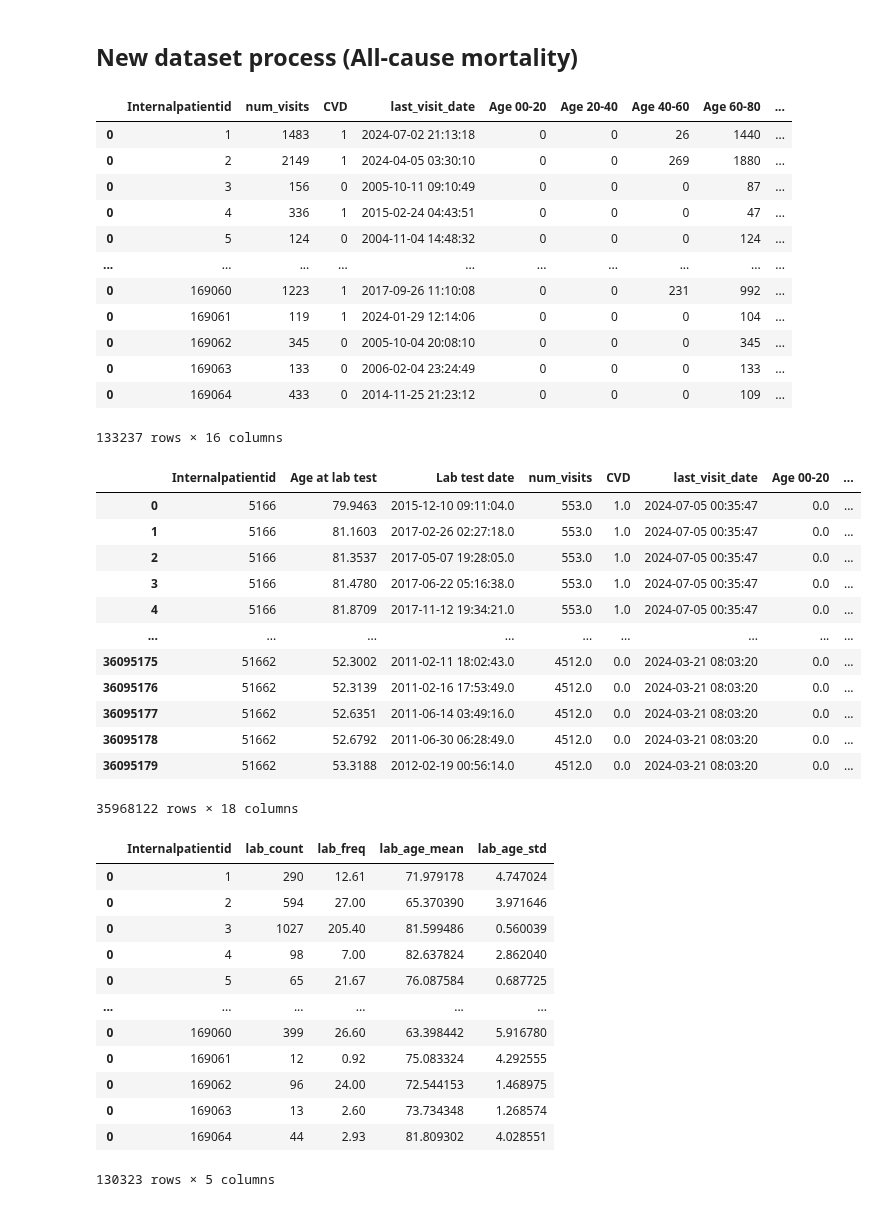
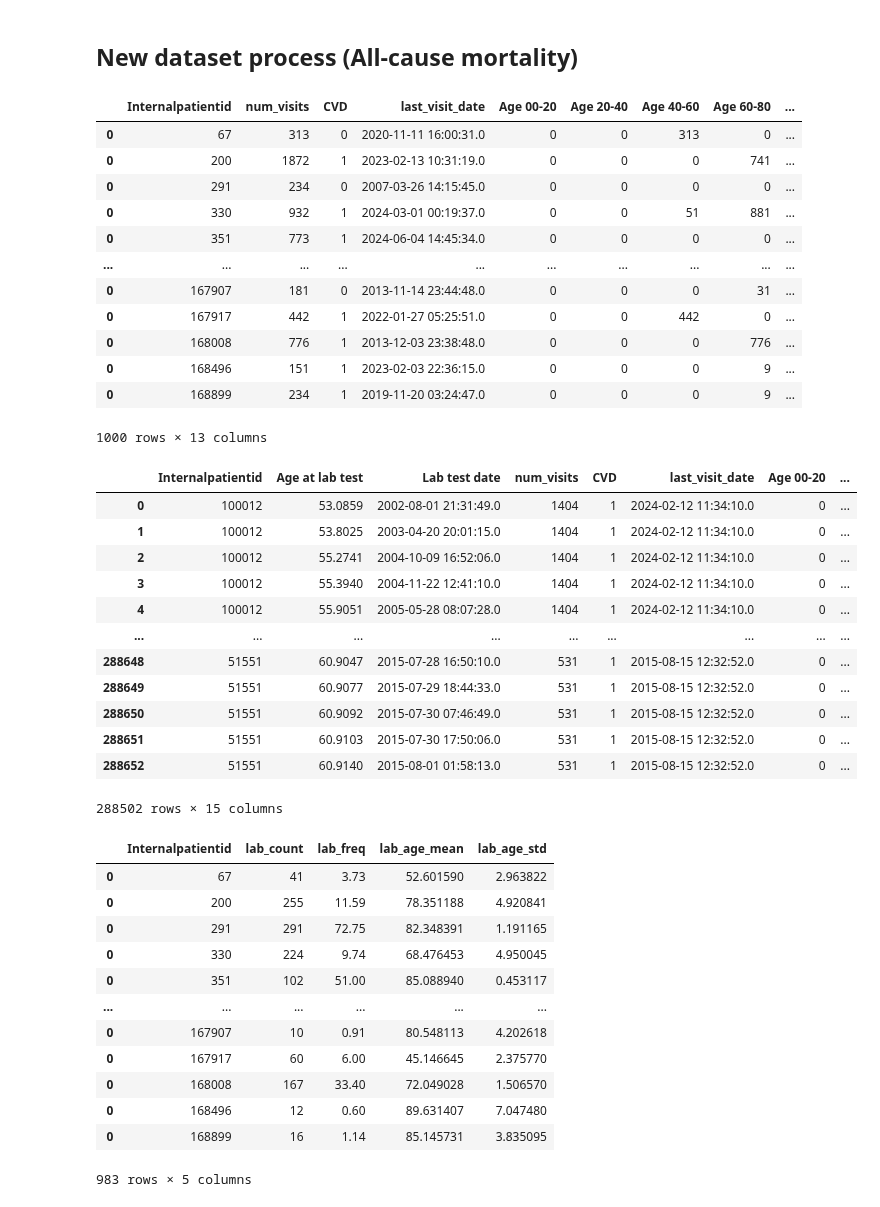
Before and after one commit to SpassMed-Projects/FDA, a Jupyter notebook: src/data/lab_results_EDA.ipynb, the cells around one changed output. Drawn from its saved outputs; the diff is of its cells as text; code cells hidden in the pictures.

Commit message:
add: handle lab_results

```diff
--- a/src/data/lab_results_EDA.ipynb
+++ b/src/data/lab_results_EDA.ipynb
@@ -314,32 +317,30 @@ from tqdm.auto import tqdm
 import matplotlib.pyplot as plt
 import seaborn as sns
 import math
-
-datatype = "train"
 # %%
 if datatype == "train":
     path = '/home/hassan/lily/MLA/FDA/outpatient_mortality.csv'
 elif datatype == "test":
     path = '/home/hassan/lily/MLA/FDA/outpatient_mortality_test.csv'
-# else:
-#     path = '/home/hassan/lily/MLA/FDA/inpatient_simple_quality.csv'
+else:
+    path = '/home/hassan/lily/MLA/FDA/outpatient_mortality_quality.csv'
 
 inpatient = pd.read_csv(path, index_col=0)
 inpatient
 # %% [output]
 |  | Internalpatientid | num_visits | CVD | last_visit_date | Age 00-20 | Age 20-40 | Age 40-60 | Age 60-80 | ... |
-| 0 | 1 | 1483 | 1 | 2024-07-02 21:13:18 | 0 | 0 | 26 | 1440 | ... |
-| 0 | 2 | 2149 | 1 | 2024-04-05 03:30:10 | 0 | 0 | 269 | 1880 | ... |
-| 0 | 3 | 156 | 0 | 2005-10-11 09:10:49 | 0 | 0 | 0 | 87 | ... |
-| 0 | 4 | 336 | 1 | 2015-02-24 04:43:51 | 0 | 0 | 0 | 47 | ... |
-| 0 | 5 | 124 | 0 | 2004-11-04 14:48:32 | 0 | 0 | 0 | 124 | ... |
+| 0 | 67 | 313 | 0 | 2020-11-11 16:00:31.0 | 0 | 0 | 313 | 0 | ... |
+| 0 | 200 | 1872 | 1 | 2023-02-13 10:31:19.0 | 0 | 0 | 0 | 741 | ... |
+| 0 | 291 | 234 | 0 | 2007-03-26 14:15:45.0 | 0 | 0 | 0 | 0 | ... |
+| 0 | 330 | 932 | 1 | 2024-03-01 00:19:37.0 | 0 | 0 | 51 | 881 | ... |
+| 0 | 351 | 773 | 1 | 2024-06-04 14:45:34.0 | 0 | 0 | 0 | 0 | ... |
 | ... | ... | ... | ... | ... | ... | ... | ... | ... | ... |
-| 0 | 169060 | 1223 | 1 | 2017-09-26 11:10:08 | 0 | 0 | 231 | 992 | ... |
-| 0 | 169061 | 119 | 1 | 2024-01-29 12:14:06 | 0 | 0 | 0 | 104 | ... |
-| 0 | 169062 | 345 | 0 | 2005-10-04 20:08:10 | 0 | 0 | 0 | 345 | ... |
-| 0 | 169063 | 133 | 0 | 2006-02-04 23:24:49 | 0 | 0 | 0 | 133 | ... |
-| 0 | 169064 | 433 | 0 | 2014-11-25 21:23:12 | 0 | 0 | 0 | 109 | ... |
+| 0 | 167907 | 181 | 0 | 2013-11-14 23:44:48.0 | 0 | 0 | 0 | 31 | ... |
+| 0 | 167917 | 442 | 1 | 2022-01-27 05:25:51.0 | 0 | 0 | 442 | 0 | ... |
+| 0 | 168008 | 776 | 1 | 2013-12-03 23:38:48.0 | 0 | 0 | 0 | 776 | ... |
+| 0 | 168496 | 151 | 1 | 2023-02-03 22:36:15.0 | 0 | 0 | 0 | 9 | ... |
+| 0 | 168899 | 234 | 1 | 2019-11-20 03:24:47.0 | 0 | 0 | 0 | 9 | ... |
-133237 rows × 16 columns
+1000 rows × 13 columns
 # %%
 if datatype == "train":
     path = '/home/bhatti/dataset/VCHAMPS/lab_results_train.csv'
@@ -358,18 +359,18 @@ inpatient_combine2 = inpatient_combine.loc[inpatient_combine['Lab test date'] <=
 inpatient_combine2
 # %% [output]
 |  | Internalpatientid | Age at lab test | Lab test date | num_visits | CVD | last_visit_date | Age 00-20 | ... |
-| 0 | 5166 | 79.9463 | 2015-12-10 09:11:04.0 | 553.0 | 1.0 | 2024-07-05 00:35:47 | 0.0 | ... |
-| 1 | 5166 | 81.1603 | 2017-02-26 02:27:18.0 | 553.0 | 1.0 | 2024-07-05 00:35:47 | 0.0 | ... |
-| 2 | 5166 | 81.3537 | 2017-05-07 19:28:05.0 | 553.0 | 1.0 | 2024-07-05 00:35:47 | 0.0 | ... |
-| 3 | 5166 | 81.4780 | 2017-06-22 05:16:38.0 | 553.0 | 1.0 | 2024-07-05 00:35:47 | 0.0 | ... |
-| 4 | 5166 | 81.8709 | 2017-11-12 19:34:21.0 | 553.0 | 1.0 | 2024-07-05 00:35:47 | 0.0 | ... |
+| 0 | 100012 | 53.0859 | 2002-08-01 21:31:49.0 | 1404 | 1 | 2024-02-12 11:34:10.0 | 0 | ... |
+| 1 | 100012 | 53.8025 | 2003-04-20 20:01:15.0 | 1404 | 1 | 2024-02-12 11:34:10.0 | 0 | ... |
+| 2 | 100012 | 55.2741 | 2004-10-09 16:52:06.0 | 1404 | 1 | 2024-02-12 11:34:10.0 | 0 | ... |
+| 3 | 100012 | 55.3940 | 2004-11-22 12:41:10.0 | 1404 | 1 | 2024-02-12 11:34:10.0 | 0 | ... |
+| 4 | 100012 | 55.9051 | 2005-05-28 08:07:28.0 | 1404 | 1 | 2024-02-12 11:34:10.0 | 0 | ... |
 | ... | ... | ... | ... | ... | ... | ... | ... | ... |
-| 36095175 | 51662 | 52.3002 | 2011-02-11 18:02:43.0 | 4512.0 | 0.0 | 2024-03-21 08:03:20 | 0.0 | ... |
-| 36095176 | 51662 | 52.3139 | 2011-02-16 17:53:49.0 | 4512.0 | 0.0 | 2024-03-21 08:03:20 | 0.0 | ... |
-| 36095177 | 51662 | 52.6351 | 2011-06-14 03:49:16.0 | 4512.0 | 0.0 | 2024-03-21 08:03:20 | 0.0 | ... |
-| 36095178 | 51662 | 52.6792 | 2011-06-30 06:28:49.0 | 4512.0 | 0.0 | 2024-03-21 08:03:20 | 0.0 | ... |
-| 36095179 | 51662 | 53.3188 | 2012-02-19 00:56:14.0 | 4512.0 | 0.0 | 2024-03-21 08:03:20 | 0.0 | ... |
+| 288648 | 51551 | 60.9047 | 2015-07-28 16:50:10.0 | 531 | 1 | 2015-08-15 12:32:52.0 | 0 | ... |
+| 288649 | 51551 | 60.9077 | 2015-07-29 18:44:33.0 | 531 | 1 | 2015-08-15 12:32:52.0 | 0 | ... |
+| 288650 | 51551 | 60.9092 | 2015-07-30 07:46:49.0 | 531 | 1 | 2015-08-15 12:32:52.0 | 0 | ... |
+| 288651 | 51551 | 60.9103 | 2015-07-30 17:50:06.0 | 531 | 1 | 2015-08-15 12:32:52.0 | 0 | ... |
+| 288652 | 51551 | 60.9140 | 2015-08-01 01:58:13.0 | 531 | 1 | 2015-08-15 12:32:52.0 | 0 | ... |
-35968122 rows × 18 columns
+288502 rows × 15 columns
 # %%
 lab_results_features = []
 for ids, group in tqdm(inpatient_combine2.groupby("Internalpatientid")):
@@ -394,20 +395,20 @@ for ids, group in tqdm(inpatient_combine2.groupby("Internalpatientid")):
 lab_results_features = pd.concat(lab_results_features)
 # %%
 if datatype == "train": lab_results_features.to_csv("/home/hassan/lily/MLA/FDA/lab_results_allcause_mortality.csv")
-elif datatype == "test": lab_results_features.to_csv("/home/hassan/lily/MLA/FDA/lab_results_test.csv")
-else: lab_results_features.to_csv("/home/hassan/lily/MLA/FDA/lab_results_quality.csv")
+elif datatype == "test": lab_results_features.to_csv("/home/hassan/lily/MLA/FDA/lab_results_allcause_mortality_test.csv")
+else: lab_results_features.to_csv("/home/hassan/lily/MLA/FDA/lab_results_allcause_mortality_quality.csv")
 lab_results_features
 # %% [output]
 |  | Internalpatientid | lab_count | lab_freq | lab_age_mean | lab_age_std |
-| 0 | 1 | 290 | 12.61 | 71.979178 | 4.747024 |
-| 0 | 2 | 594 | 27.00 | 65.370390 | 3.971646 |
-| 0 | 3 | 1027 | 205.40 | 81.599486 | 0.560039 |
-| 0 | 4 | 98 | 7.00 | 82.637824 | 2.862040 |
-| 0 | 5 | 65 | 21.67 | 76.087584 | 0.687725 |
+| 0 | 67 | 41 | 3.73 | 52.601590 | 2.963822 |
+| 0 | 200 | 255 | 11.59 | 78.351188 | 4.920841 |
+| 0 | 291 | 291 | 72.75 | 82.348391 | 1.191165 |
+| 0 | 330 | 224 | 9.74 | 68.476453 | 4.950045 |
+| 0 | 351 | 102 | 51.00 | 85.088940 | 0.453117 |
 | ... | ... | ... | ... | ... | ... |
-| 0 | 169060 | 399 | 26.60 | 63.398442 | 5.916780 |
-| 0 | 169061 | 12 | 0.92 | 75.083324 | 4.292555 |
-| 0 | 169062 | 96 | 24.00 | 72.544153 | 1.468975 |
-| 0 | 169063 | 13 | 2.60 | 73.734348 | 1.268574 |
-| 0 | 169064 | 44 | 2.93 | 81.809302 | 4.028551 |
+| 0 | 167907 | 10 | 0.91 | 80.548113 | 4.202618 |
+| 0 | 167917 | 60 | 6.00 | 45.146645 | 2.375770 |
+| 0 | 168008 | 167 | 33.40 | 72.049028 | 1.506570 |
+| 0 | 168496 | 12 | 0.60 | 89.631407 | 7.047480 |
+| 0 | 168899 | 16 | 1.14 | 85.145731 | 3.835095 |
-130323 rows × 5 columns
+983 rows × 5 columns
```
Also changed, not shown: parts of 7 cells of this notebook, 1 other file.
